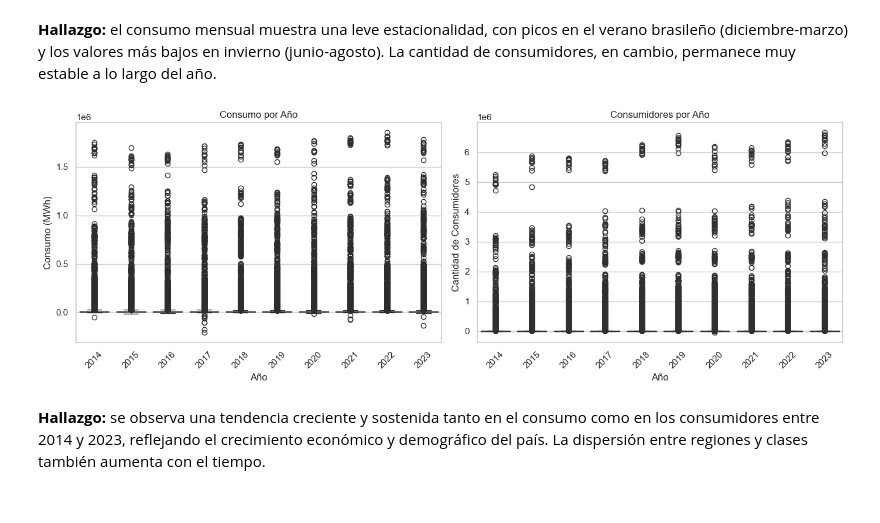
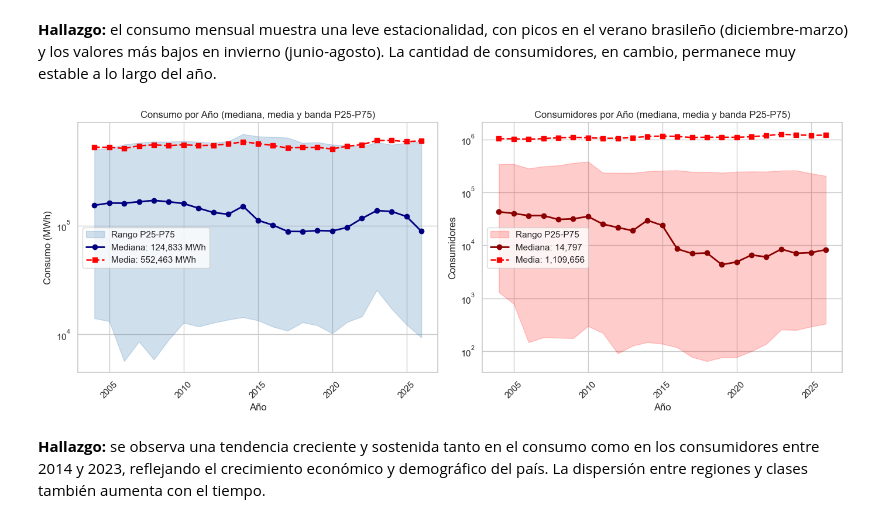
Before and after one commit to katherinevarela775/C1DS-Price_Analysis, a Jupyter notebook: notebooks/energy_analysis.ipynb, the cells around one changed output. Cells and saved outputs as stored; diff of their text form; code cells hidden in the pictures.

Commit message:
feat(energy_analysis): segment monthly and annual consumption with median, mean and IQR band

```diff
--- a/notebooks/energy_analysis.ipynb
+++ b/notebooks/energy_analysis.ipynb
@@ -277,28 +302,62 @@ plt.show()
 # %% [markdown]
 **Hallazgo:** el consumo mensual muestra una leve estacionalidad, con picos en el verano brasileño (diciembre-marzo) y los valores más bajos en invierno (junio-agosto). La cantidad de consumidores, en cambio, permanece muy estable a lo largo del año.
 # %%
-# Crear grilla de 1x2 para boxplots por año
-fig, axes = plt.subplots(1, 2, figsize=(14, 5))
+# Reutiliza df_seg_pos y 'globales' (estadisticas globales) de la celda de meses
+fig, axes = plt.subplots(1, 2, figsize=(14, 5.5))
 
-# Boxplot de Consumo agrupado por año
-# tick_params(axis='x', rotation=45) rota las etiquetas del eje X 45 grados
-sns.boxplot(x='anio', y='Consumo', data=df_seg, ax=axes[0], palette='Blues')
-axes[0].set_title('Consumo por Año')
+# --- Consumo por año: serie temporal limpia (mediana, media y banda P25-P75) ---
+media_consumo = globales.loc['mean', 'Consumo']
+mediana_consumo = globales.loc['median', 'Consumo']
+
+# Resumen anual: .describe() da P25, mediana (50%), P75 y media
+resumen_anual = df_seg_pos.groupby('anio')[['Consumo', 'Consumidores']].describe()
+q1 = resumen_anual[('Consumo', '25%')]
+q3 = resumen_anual[('Consumo', '75%')]
+mediana_anual = resumen_anual[('Consumo', '50%')]
+media_anual = resumen_anual[('Consumo', 'mean')]
+anios = q1.index
+
+# Rellenar la banda entre el percentil 25 y el 75 (dispersion creciente)
+axes[0].fill_between(anios, q1.values, q3.values, color='steelblue', alpha=0.25, label='Rango P25-P75')
+# Mediana anual con su valor global en la leyenda
+axes[0].plot(anios, mediana_anual.values, color='navy', marker='o', linewidth=2, label=f'Mediana: {mediana_consumo:,.0f} MWh')
+# Media anual con su valor global en la leyenda
+axes[0].plot(anios, media_anual.values, color='red', marker='s', linestyle='--',linewidth=1.8, label=f'Media: {media_consumo:,.0f} MWh')
+
+# Escala log para que la linea de fondo (tendencia) sea legible
+axes[0].set_yscale('log')
+axes[0].legend()
+axes[0].set_title('Consumo por Año (mediana, media y banda P25-P75)')
 axes[0].set_xlabel('Año')
 axes[0].set_ylabel('Consumo (MWh)')
 axes[0].tick_params(axis='x', rotation=45)
 
-# Boxplot de Consumidores agrupado por año
-sns.boxplot(x='anio', y='Consumidores', data=df_seg, ax=axes[1], palette='Reds')
-axes[1].set_title('Consumidores por Año')
+# --- Consumidores por año: las series salen de la misma agregacion anual ---
+media_consumidores = globales.loc['mean', 'Consumidores']
+mediana_consumidores = globales.loc['median', 'Consumidores']
+q1c = resumen_anual[('Consumidores', '25%')]
+q3c = resumen_anual[('Consumidores', '75%')]
+mediana_a_cons = resumen_anual[('Consumidores', '50%')]
+media_a_cons = resumen_anual[('Consumidores', 'mean')]
+
+# Banda intercuartil por año
+axes[1].fill_between(q1c.index, q1c.values, q3c.values, color='red', alpha=0.2, label='Rango P25-P75')
+# Mediana anual de consumidores
+axes[1].plot(q1c.index, mediana_a_cons.values, color='darkred', marker='o',linewidth=2, label=f'Mediana: {mediana_consumidores:,.0f}')
+# Media anual de consumidores
+axes[1].plot(q1c.index, media_a_cons.values, color='red', marker='s', linestyle='--',linewidth=1.8, label=f'Media: {media_consumidores:,.0f}')
+
+axes[1].set_yscale('log')
+axes[1].legend()
+axes[1].set_title('Consumidores por Año (mediana, media y banda P25-P75)')
 axes[1].set_xlabel('Año')
-axes[1].set_ylabel('Cantidad de Consumidores')
+axes[1].set_ylabel('Consumidores')
 axes[1].tick_params(axis='x', rotation=45)
 
 plt.tight_layout()
 plt.show()
 # %% [output]
-[figure, old version]
+[figure, new version]
 # %% [markdown]
 **Hallazgo:** se observa una tendencia creciente y sostenida tanto en el consumo como en los consumidores entre 2014 y 2023, reflejando el crecimiento económico y demográfico del país. La dispersión entre regiones y clases también aumenta con el tiempo.
 # %% [markdown]
```
Also changed, not shown: parts of 1 cell of this notebook.
